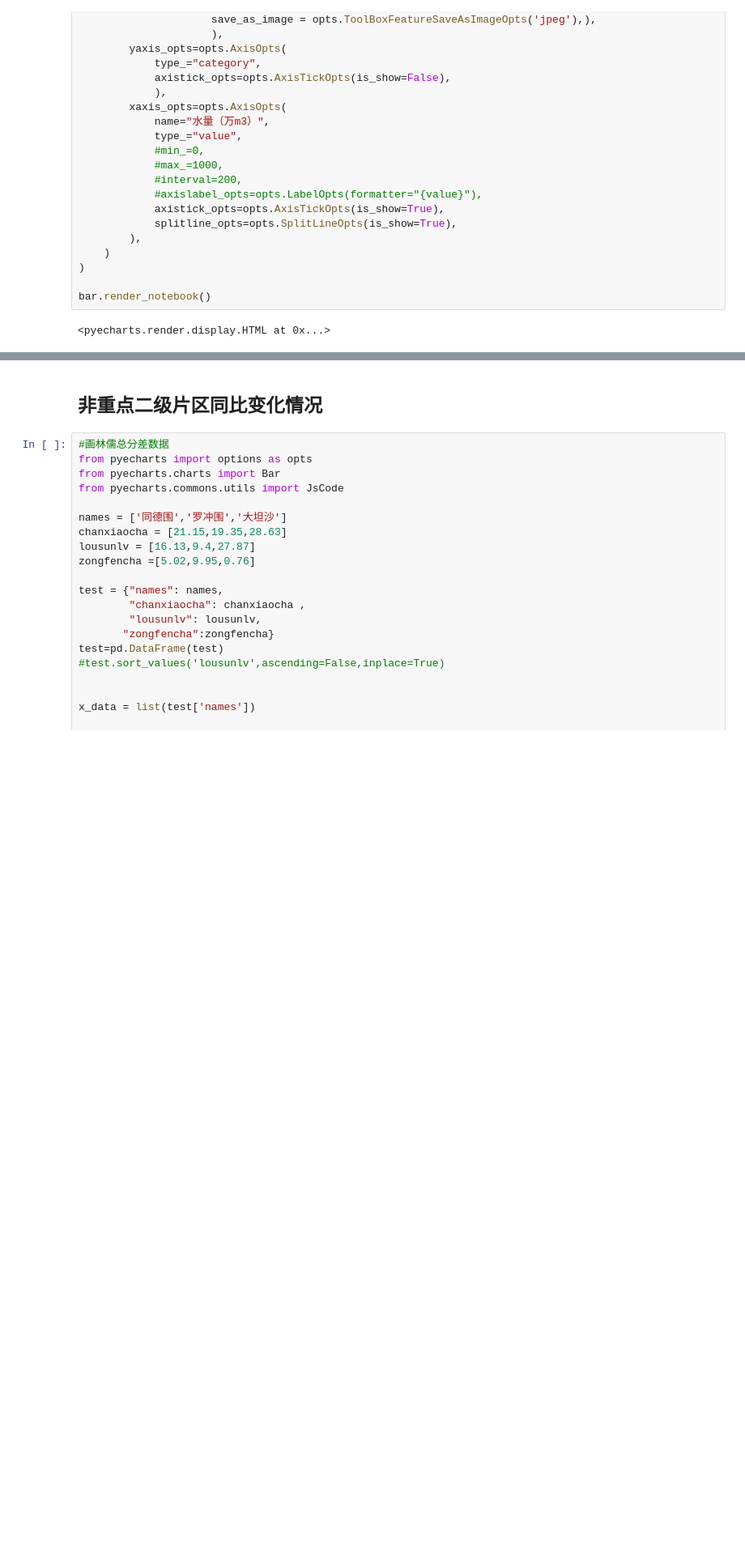
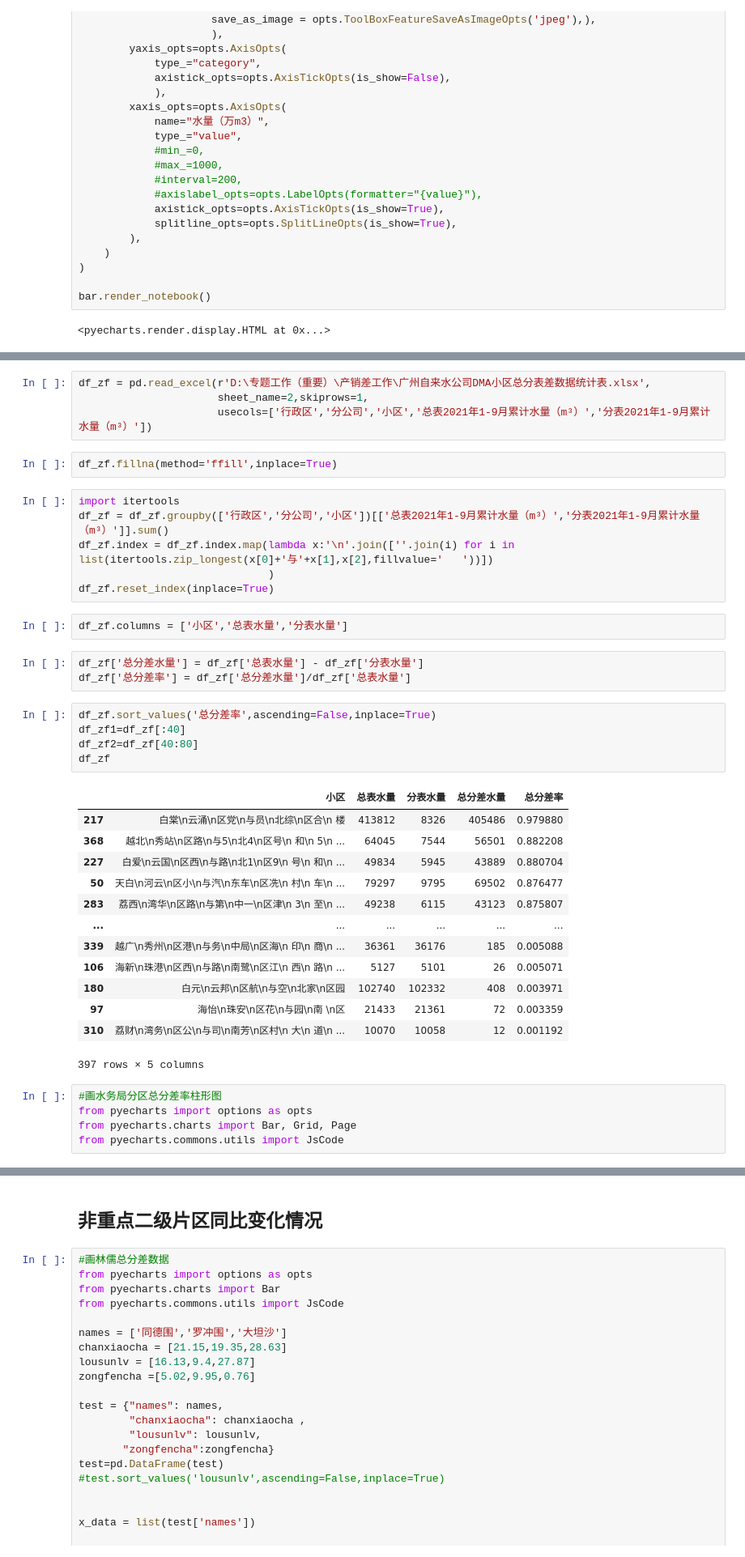
Before and after one commit to jayaston/mypyworks, a Jupyter notebook: jupyter文件/月度产销差漏损率分析报告图表.ipynb, the cells around one changed output, grey strips where cells are left out. Shown at 81% size. Cells and saved outputs as stored; diff of their text form; blank space fills up the shorter version.

```diff
--- a/jupyter文件/月度产销差漏损率分析报告图表.ipynb
+++ b/jupyter文件/月度产销差漏损率分析报告图表.ipynb
@@ -921,2 +914,43 @@ bar.render_notebook()
 # %% [output]
 <pyecharts.render.display.HTML at 0x...>
+# %%
+df_zf = pd.read_excel(r'D:\专题工作（重要）\产销差工作\广州自来水公司DMA小区总分表差数据统计表.xlsx',
+                      sheet_name=2,skiprows=1,
+                      usecols=['行政区','分公司','小区','总表2021年1-9月累计水量（m³）','分表2021年1-9月累计水量（m³）'])
+# %%
+df_zf.fillna(method='ffill',inplace=True)
+# %%
+import itertools
+df_zf = df_zf.groupby(['行政区','分公司','小区'])[['总表2021年1-9月累计水量（m³）','分表2021年1-9月累计水量（m³）']].sum()
+df_zf.index = df_zf.index.map(lambda x:'\n'.join([''.join(i) for i in list(itertools.zip_longest(x[0]+'与'+x[1],x[2],fillvalue='   '))])
+                              )
+df_zf.reset_index(inplace=True)
+# %%
+df_zf.columns = ['小区','总表水量','分表水量']
+# %%
+df_zf['总分差水量'] = df_zf['总表水量'] - df_zf['分表水量']
+df_zf['总分差率'] = df_zf['总分差水量']/df_zf['总表水量']
+# %%
+df_zf.sort_values('总分差率',ascending=False,inplace=True)
+df_zf1=df_zf[:40]
+df_zf2=df_zf[40:80]
+df_zf
+# %% [output]
+|  | 小区 | 总表水量 | 分表水量 | 总分差水量 | 总分差率 |
+| 217 | 白棠\n云涌\n区党\n与员\n北综\n区合\n 楼 | 413812 | 8326 | 405486 | 0.979880 |
+| 368 | 越北\n秀站\n区路\n与5\n北4\n区号\n 和\n 5\n ... | 64045 | 7544 | 56501 | 0.882208 |
+| 227 | 白爱\n云国\n区西\n与路\n北1\n区9\n 号\n 和\n ... | 49834 | 5945 | 43889 | 0.880704 |
+| 50 | 天白\n河云\n区小\n与汽\n东车\n区冼\n 村\n 车\n ... | 79297 | 9795 | 69502 | 0.876477 |
+| 283 | 荔西\n湾华\n区路\n与第\n中一\n区津\n 3\n 至\n ... | 49238 | 6115 | 43123 | 0.875807 |
+| ... | ... | ... | ... | ... | ... |
+| 339 | 越广\n秀州\n区港\n与务\n中局\n区海\n 印\n 商\n ... | 36361 | 36176 | 185 | 0.005088 |
+| 106 | 海新\n珠港\n区西\n与路\n南鹭\n区江\n 西\n 路\n ... | 5127 | 5101 | 26 | 0.005071 |
+| 180 | 白元\n云邦\n区航\n与空\n北家\n区园 | 102740 | 102332 | 408 | 0.003971 |
+| 97 | 海怡\n珠安\n区花\n与园\n南 \n区 | 21433 | 21361 | 72 | 0.003359 |
+| 310 | 荔财\n湾务\n区公\n与司\n南芳\n区村\n 大\n 道\n ... | 10070 | 10058 | 12 | 0.001192 |
+397 rows × 5 columns
+# %%
+#画水务局分区总分差率柱形图
+from pyecharts import options as opts
+from pyecharts.charts import Bar, Grid, Page
+from pyecharts.commons.utils import JsCode
```
Also changed, not shown: parts of 5 cells of this notebook, 18 other files.
